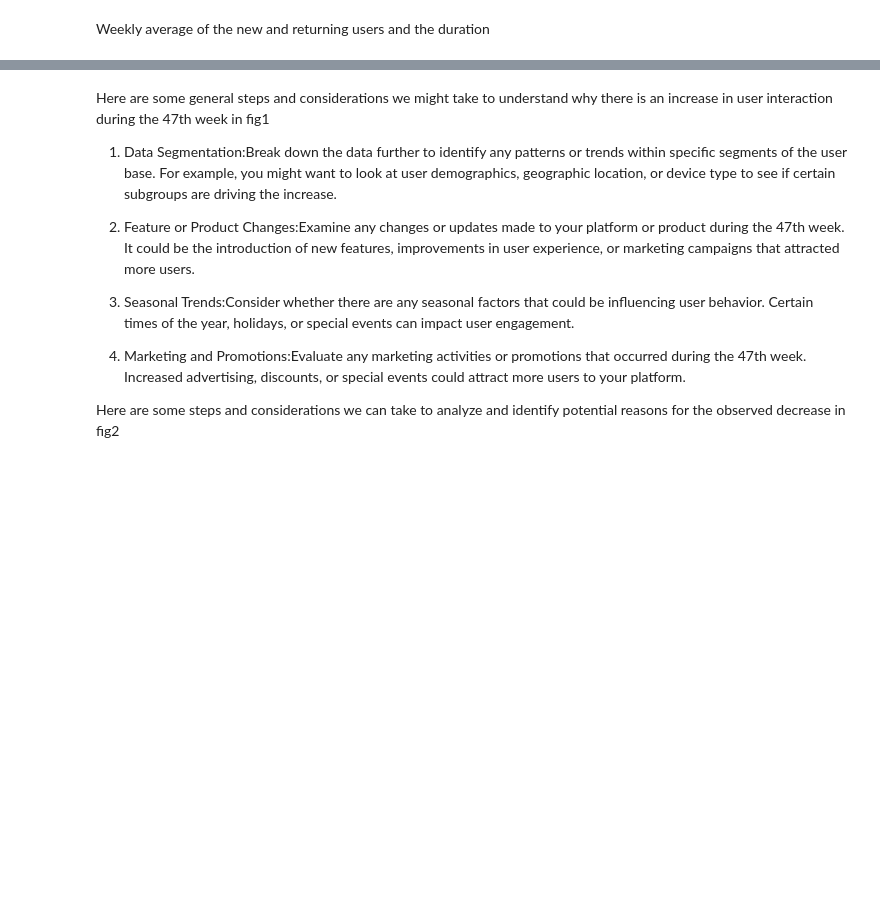
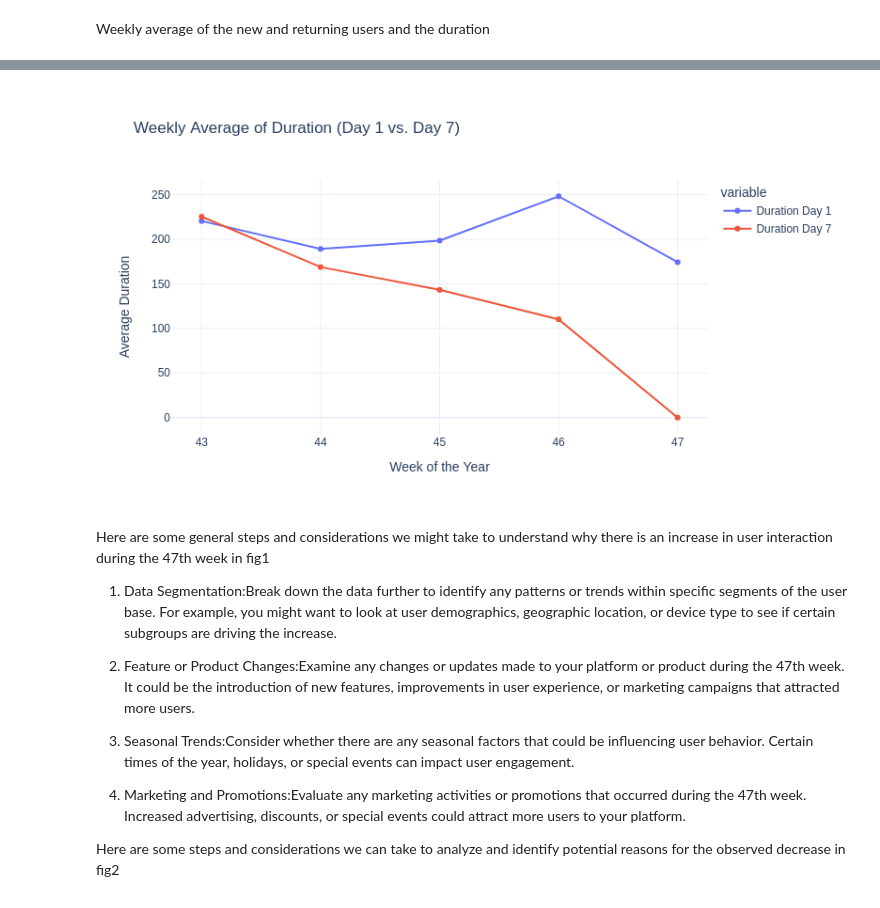
Before and after one commit to soumo99/Data-Analytics-Project, a Jupyter notebook: Cohort_Analysis.ipynb, the cells around one changed output, grey strips where cells are left out. Saved outputs shown, nothing was run; the diff lists cells and outputs as text; code cells hidden in the pictures; blank space fills up the shorter version.

```diff
--- a/Cohort_Analysis.ipynb
+++ b/Cohort_Analysis.ipynb
@@ -258,3 +281,12 @@ fig2.show()
+# %%
+fig_2 = px.line(weekly_averages, x='Week', y=['Duration Day 1', 'Duration Day 7'], markers=True,
+               labels={'value': 'Average Duration'}, title='Weekly Average of Duration (Day 1 vs. Day 7)')
+fig_2.update_xaxes(title='Week of the Year')
+fig_2.update_yaxes(title='Average Duration')
+
+gitly.show(fig_2)
+# %% [output]
+[figure, added]
 # %% [markdown]
 Here are some general steps and considerations we might take to understand why there is an increase in user interaction during the 47th week in fig1
 
```
Also changed, not shown: parts of 6 cells of this notebook.
